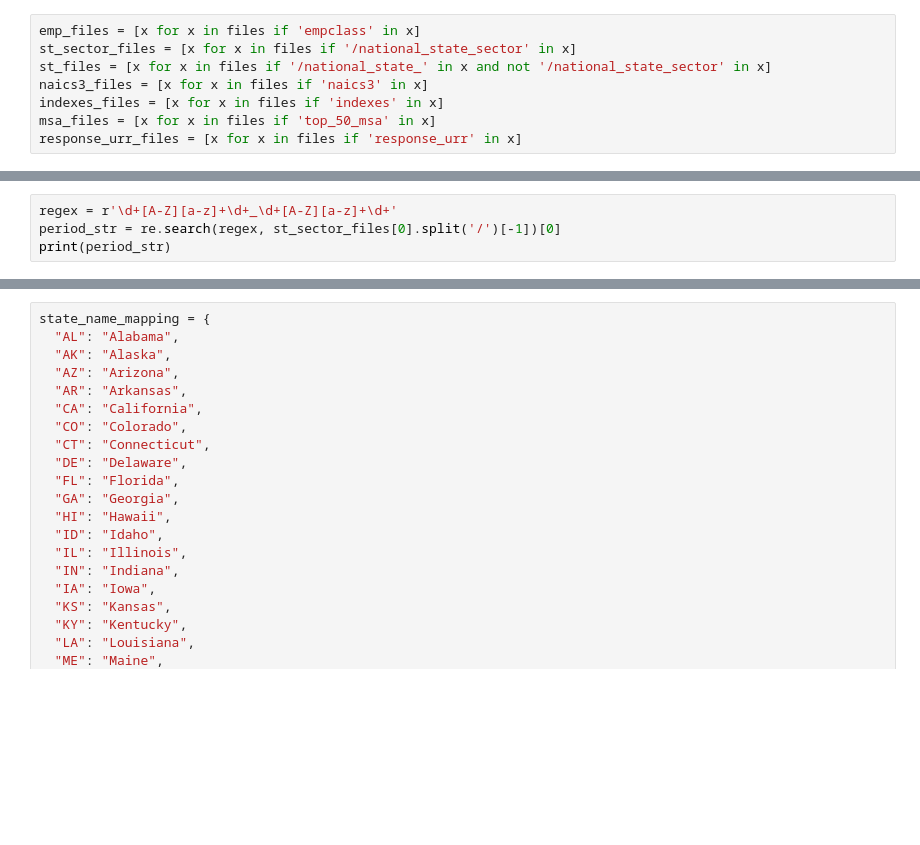
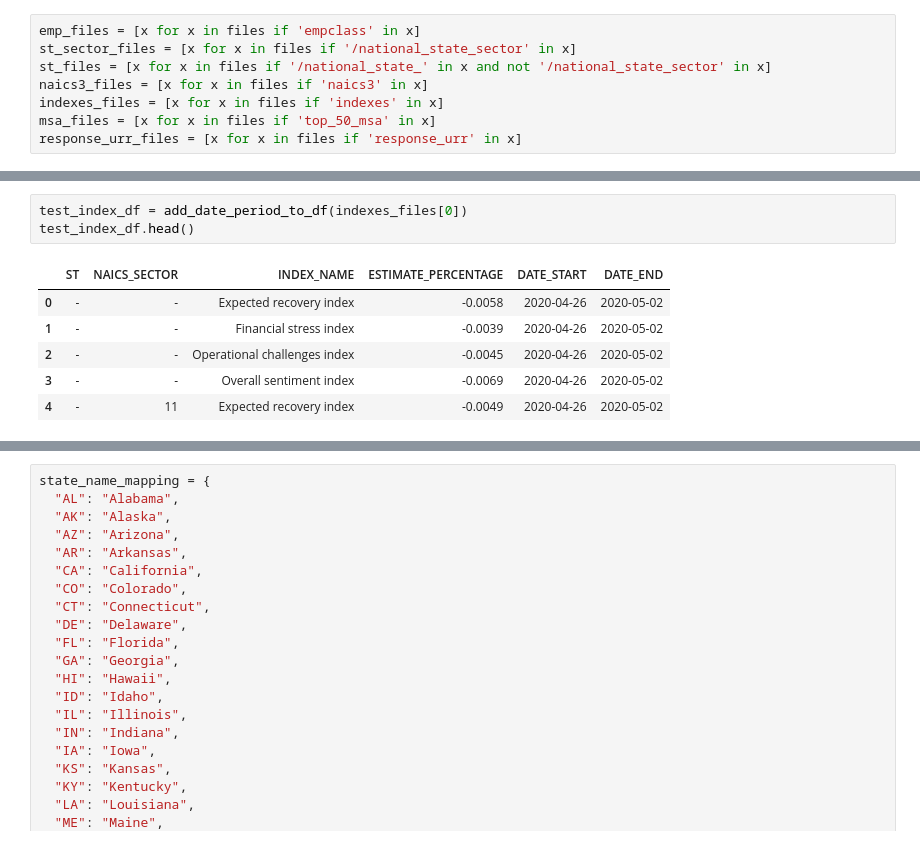
Before and after one commit to elizabethyoo/team_9, a Jupyter notebook: Complie_sbp.ipynb, the cells around one changed output, grey strips where cells are left out. Cells and saved outputs as stored; diff of their text form; blank space fills up the shorter version.

```diff
--- a/Complie_sbp.ipynb
+++ b/Complie_sbp.ipynb
@@ -32,4 +26,0 @@ def p2f(x):
-# %%
-regex = r'\d+[A-Z][a-z]+\d+_\d+[A-Z][a-z]+\d+'
-period_str = re.search(regex, st_sector_files[0].split('/')[-1])[0]
-print(period_str)
@@ -44,0 +83,10 @@ df = pd.read_excel(st_sector_files[0],  converters={'ESTIMATE_PERCENTAGE':p2f, '
+# %%
+test_index_df = add_date_period_to_df(indexes_files[0])
+test_index_df.head()
+# %% [output]
+|  | ST | NAICS_SECTOR | INDEX_NAME | ESTIMATE_PERCENTAGE | DATE_START | DATE_END |
+| 0 | - | - | Expected recovery index | -0.0058 | 2020-04-26 | 2020-05-02 |
+| 1 | - | - | Financial stress index | -0.0039 | 2020-04-26 | 2020-05-02 |
+| 2 | - | - | Operational challenges index | -0.0045 | 2020-04-26 | 2020-05-02 |
+| 3 | - | - | Overall sentiment index | -0.0069 | 2020-04-26 | 2020-05-02 |
+| 4 | - | 11 | Expected recovery index | -0.0049 | 2020-04-26 | 2020-05-02 |
```
Also changed, not shown: parts of 29 cells of this notebook.
